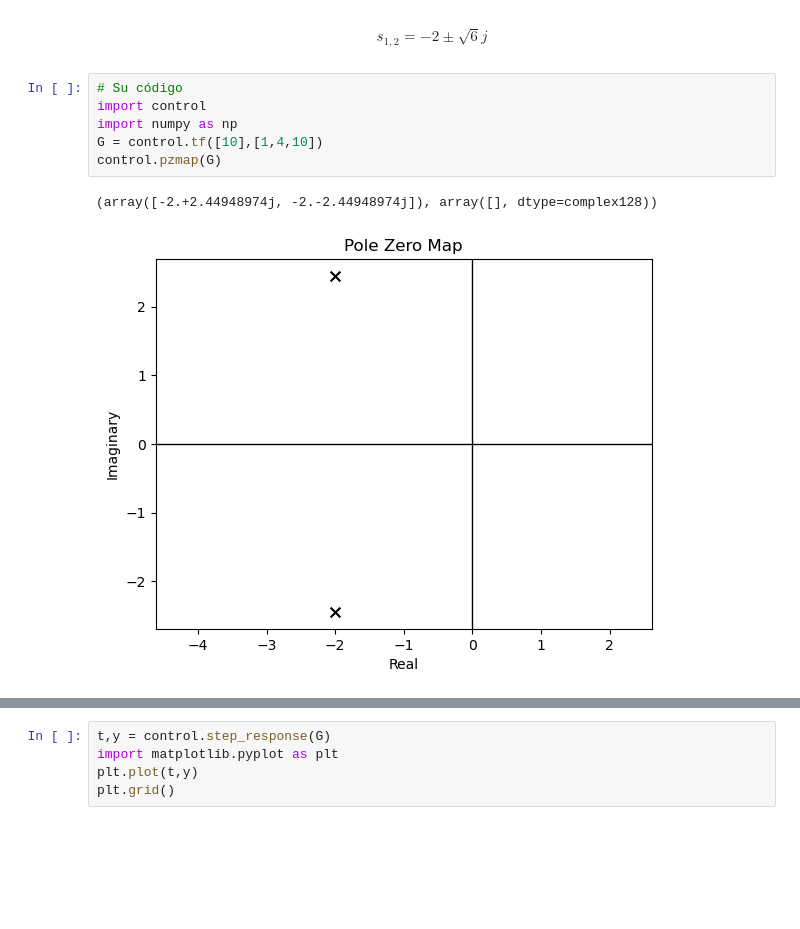
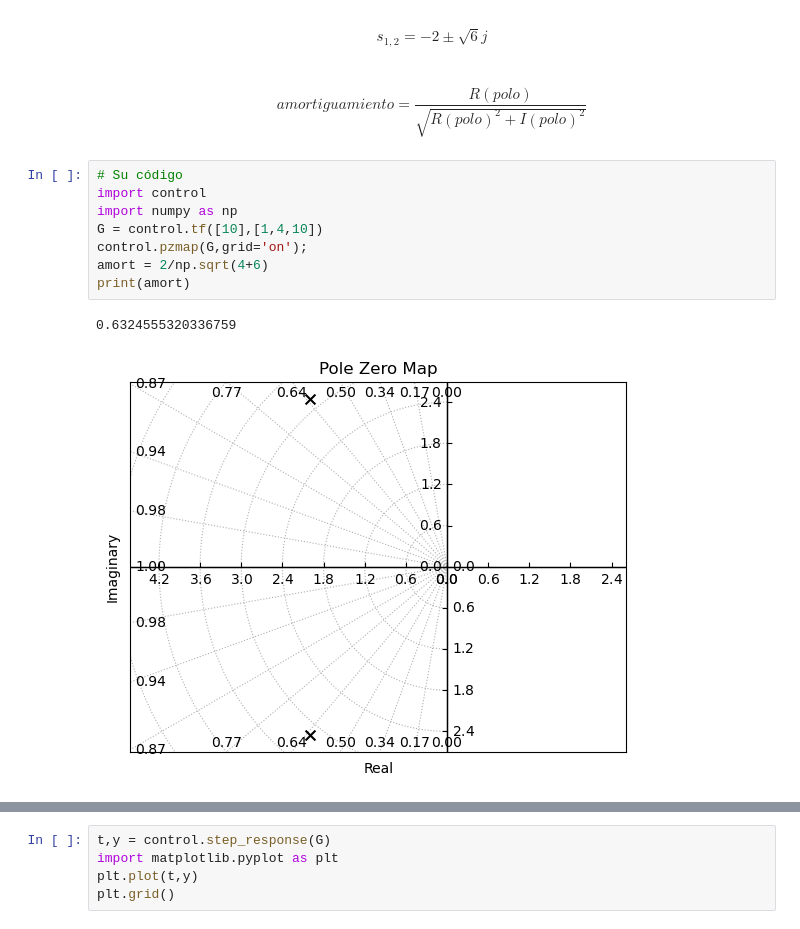
Before and after one commit to pierrediazp/Se-ales_y_Sistemas, a Jupyter notebook: Discretizacion.ipynb, the cells around one changed output, grey strips where cells are left out. Cells and saved outputs as stored; diff of their text form; blank space fills up the shorter version.

```diff
--- a/Discretizacion.ipynb
+++ b/Discretizacion.ipynb
@@ -28,12 +28,16 @@ $$s_{1,2}=\frac{-4 \pm 2\sqrt{10 - 4}j}{2}$$
 $$s_{1,2}=\frac{-4 \pm 2\sqrt{6}j}{2}$$
 # %% [markdown]
 $$s_{1,2}=-2 \pm \sqrt{6}j$$
+# %% [markdown]
+$$amortiguamiento = \frac{R(polo)}{\sqrt{R(polo)^2 + I(polo)^2}}$$
 # %%
 # Su código
 import control
 import numpy as np
 G = control.tf([10],[1,4,10])
-control.pzmap(G)
+control.pzmap(G,grid='on');
+amort = 2/np.sqrt(4+6)
+print(amort)
 # %% [output]
-(array([-2.+2.44948974j, -2.-2.44948974j]), array([], dtype=complex128))
+0.6324555320336759
-[figure, old version]
+[figure, new version]
```
Also changed, not shown: parts of 10 cells of this notebook, 1 other file.
